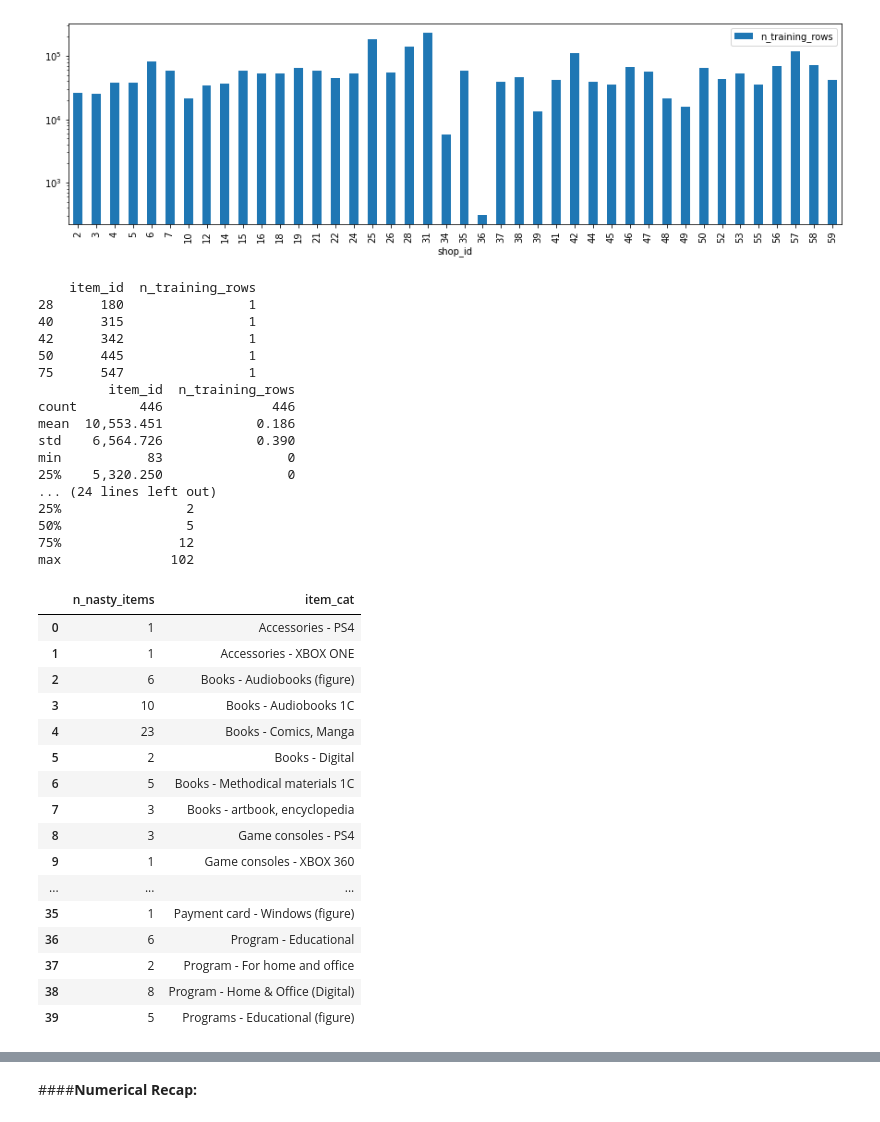
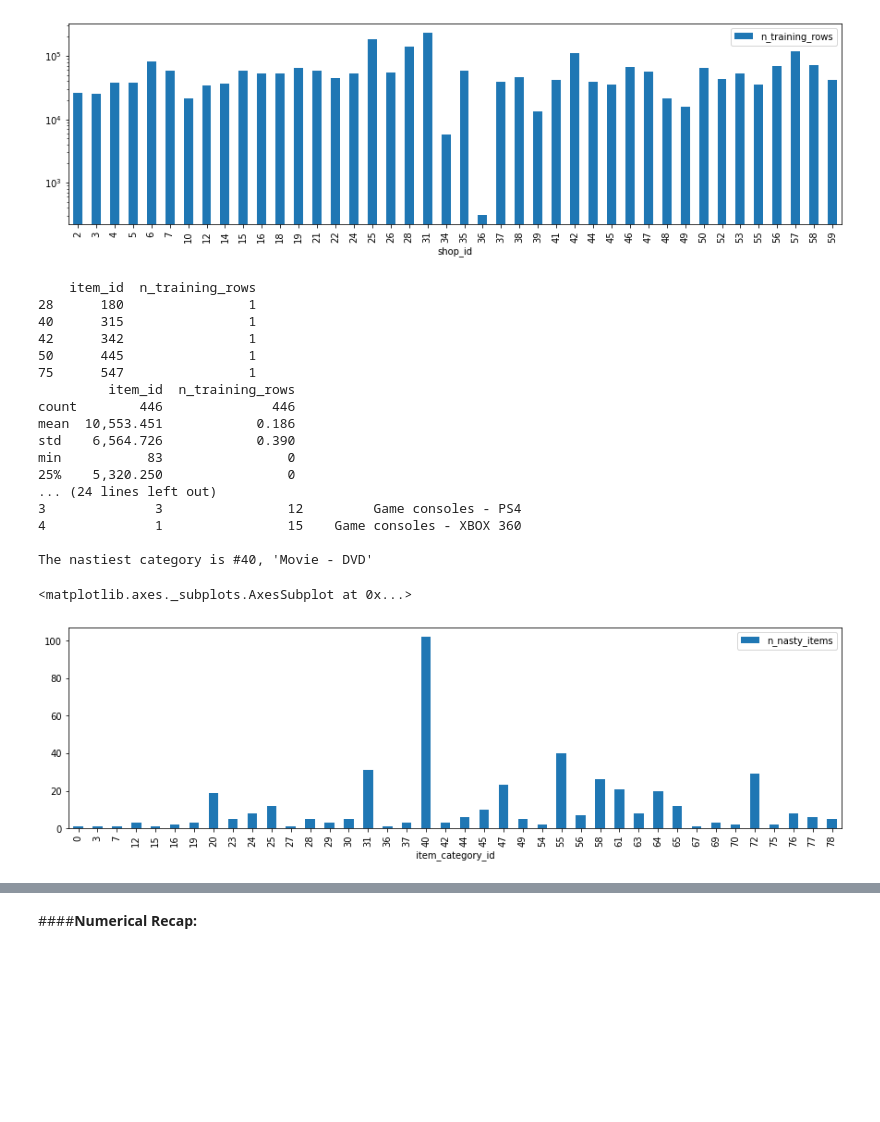
Before and after one commit to migai/Kag, a Jupyter notebook: ipynb_versions/MG_EDA_v2.8 finalize shop item cat groups.ipynb, the cells around one changed output, grey strips where cells are left out. Cells and saved outputs as stored; diff of their text form; code cells hidden in the pictures; blank space fills up the shorter version.

```diff
--- a/ipynb_versions/MG_EDA_v2.8 finalize shop item cat groups.ipynb
+++ b/ipynb_versions/MG_EDA_v2.8 finalize shop item cat groups.ipynb
@@ -652,6 +652,10 @@ n_test_shop_ids = test.shop_id.nunique()
 n_test_rows = len(test)
 print(f"Total number of rows in test dataset: {n_test_rows:,d}")
 print(f"Number of unique item_ids in test set: {n_test_item_ids:,d} out of {n_item_ids:,d} possible.")
+# get category info on the 5100 items in the test data set:
+items_transl_with_cat = items_transl.merge(item_categories_augmented[['item_category_id','En_Name','Subcategory1','Subcategory2']], how='left', on='item_category_id').rename(columns={'En_Name':'Category'})
+test_with_cat = test.merge(items_transl_with_cat, how='left', on='item_id').drop(['item_name'], axis=1).rename(columns={'En_name':'item_name'})
+print(f"Number of unique item_category_ids in test set: {test_with_cat.item_category_id.nunique()} out of {len(item_categories)} possible.")
 print(f"Number of unique shop_ids in test set: {n_test_shop_ids} out of {n_shop_ids} possible.")
 print(f"Number of possible unique combinations from item and shop ids present in the test set: {n_test_item_ids:,d} x {n_test_shop_ids} = {n_test_item_ids * n_test_shop_ids:,d}")
 print("\nIt's apparent that the test set uses only select item_ids and shop_ids, yet creates all possible")
@@ -734,7 +758,7 @@ our model will also need to generalize substantially in terms of item and in ter
 # %%
 # Let's take a closer look at the bad pairs, shops, items (present in test but not in train, and/or present in both test and train, but with very few train rows)
 print("\nNasty Pairs / Items / Shops are those present in the test set, but have little representation in the train set")
-nasty_pairs = test_shop_item_pairs2[test_shop_item_pairs2.n_train_rows < 2]
+nasty_pairs = test_shop_item_pairs[test_shop_item_pairs.n_train_rows < 2]
 print(f"\nNumber of test set rows with shop-item pairs found in only 0 or 1 training rows = {len(nasty_pairs)}")
 print(f"Number of shops present in nasty pairs (fewer than 2 training examples) = {nasty_pairs.shop_id.nunique()}")
 print(f"Number of items present in nasty pairs (fewer than 2 training examples) = {nasty_pairs.item_id.nunique()}\n")
@@ -769,61 +793,45 @@ Shop 34 has a total of 5752 rows in the sales_train dataset (paired with *any* i
 # %%
 nasty_items_train = sales_train.groupby('item_id').count().reset_index().rename(columns={'shop_id':'n_training_rows'})[['item_id','n_training_rows']]
 nasty_items_train = nasty_items_train[nasty_items_train.item_id.isin(nasty_pairs.item_id)]  # keep only items that are in the set of 5100 test set items
 nasty_items_train = nasty_items_train.merge(test_items, how='right', on='item_id').fillna(0)  # include the items that are only found in the test set
 nasty_items_train = nasty_items_train[nasty_items_train.n_training_rows < 2][['item_id','n_training_rows']]
 print(nasty_items_train.head())
 print(nasty_items_train.describe())
 
 print("\nA total of 83 of the items in the test set have only 1 row in the train set.")
 print("And, as determined earlier, 363 items in the test set have 0 rows in the train set")
-print("Let's have a look at their item names and category names...\n")
-items_transl_with_cat = items_transl.merge(item_categories_augmented[['item_category_id','En_Name','Subcategory1','Subcategory2']], how='left', on='item_category_id').rename(columns={'En_Name':'item_cat'})
+print(f"Total items with 0 or 1 rows in train set: {len(nasty_items_train)}")
+print("Let's have a look at some of their item names...\n")
 nasty_items_train2 = nasty_items_train.merge(items_transl_with_cat, how='left', on='item_id').drop(['item_name'], axis=1).rename(columns={'En_name':'item_name'})
-print(nasty_items_train2.head())
-nasty_categories = nasty_items_train2.groupby('item_cat').count().reset_index()[['item_id','item_cat']].rename(columns={'item_id':'n_nasty_items'})
-print(f"Total items with 0 or 1 rows in train set: {nasty_categories.n_nasty_items.sum()}")
-print(f"Total number of original categories involved: {nasty_categories.item_cat.nunique()}\n")
-print(nasty_categories.describe())
-print("\n")
-nasty_categories
+print(nasty_items_train2[['item_name','Category']].head())
 
-#nasty_items = nasty_pairs.groupby('item_id').sum().reset_index()
-#print("\n\n")
-#print(nasty_items.head(2))
-#print("\n\n")
-#print(nasty_items.describe())
+print("\nThis is too many items to deal with manually in some fashion at this time,")
+print("so let's reduce the info by grouping into item categories.")
+nasty_categories = nasty_items_train2.groupby(['item_category_id','Category']).count().reset_index()[['item_id','item_category_id','Category']].rename(columns={'item_id':'n_nasty_items'})
+print(f"Total number of unique item_category_id values present in 'nasty items' is: {nasty_categories.Category.nunique()}\n")
+print(nasty_categories.head())
+nastiest_cat_row = nasty_categories.loc[nasty_categories.n_nasty_items.argmax()]
+print(f"\nThe nastiest category is #{nastiest_cat_row.item_category_id}, '{nastiest_cat_row.Category}'\n")
+
+plt.rcParams["figure.figsize"] = [15,4]
+nasty_categories.plot(kind='bar',x='item_category_id',y='n_nasty_items', logy=False)
 # %% [output]
     item_id  n_training_rows
 28      180                1
 40      315                1
 42      342                1
 50      445                1
 75      547                1
          item_id  n_training_rows
 count        446              446
 mean  10,553.451            0.186
 std    6,564.726            0.390
 min           83                0
 25%    5,320.250                0
 ... (24 lines left out)
-25%                2
-50%                5
-75%               12
-max              102
+3              3                12         Game consoles - PS4
+4              1                15    Game consoles - XBOX 360
+
+The nastiest category is #40, 'Movie - DVD'
-|  | n_nasty_items | item_cat |
-| 0 | 1 | Accessories - PS4 |
-| 1 | 1 | Accessories - XBOX ONE |
-| 2 | 6 | Books - Audiobooks (figure) |
-| 3 | 10 | Books - Audiobooks 1C |
-| 4 | 23 | Books - Comics, Manga |
-| 5 | 2 | Books - Digital |
-| 6 | 5 | Books - Methodical materials 1C |
-| 7 | 3 | Books - artbook, encyclopedia |
-| 8 | 3 | Game consoles - PS4 |
-| 9 | 1 | Game consoles - XBOX 360 |
-| ... | ... | ... |
-| 35 | 1 | Payment card - Windows (figure) |
-| 36 | 6 | Program - Educational |
-| 37 | 2 | Program - For home and office |
-| 38 | 8 | Program - Home & Office (Digital) |
-| 39 | 5 | Programs - Educational (figure) |
+<matplotlib.axes._subplots.AxesSubplot at 0x...>
+[figure, added]
```
Also changed, not shown: parts of 7 cells of this notebook, 2 other files.
